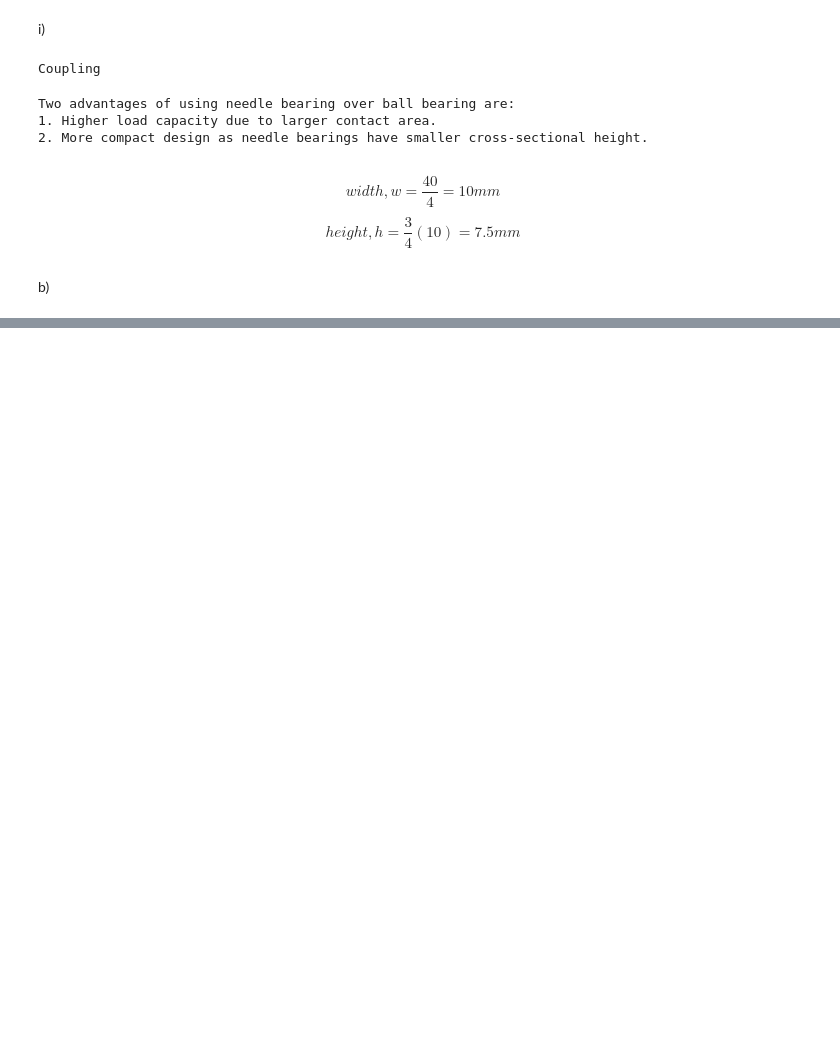
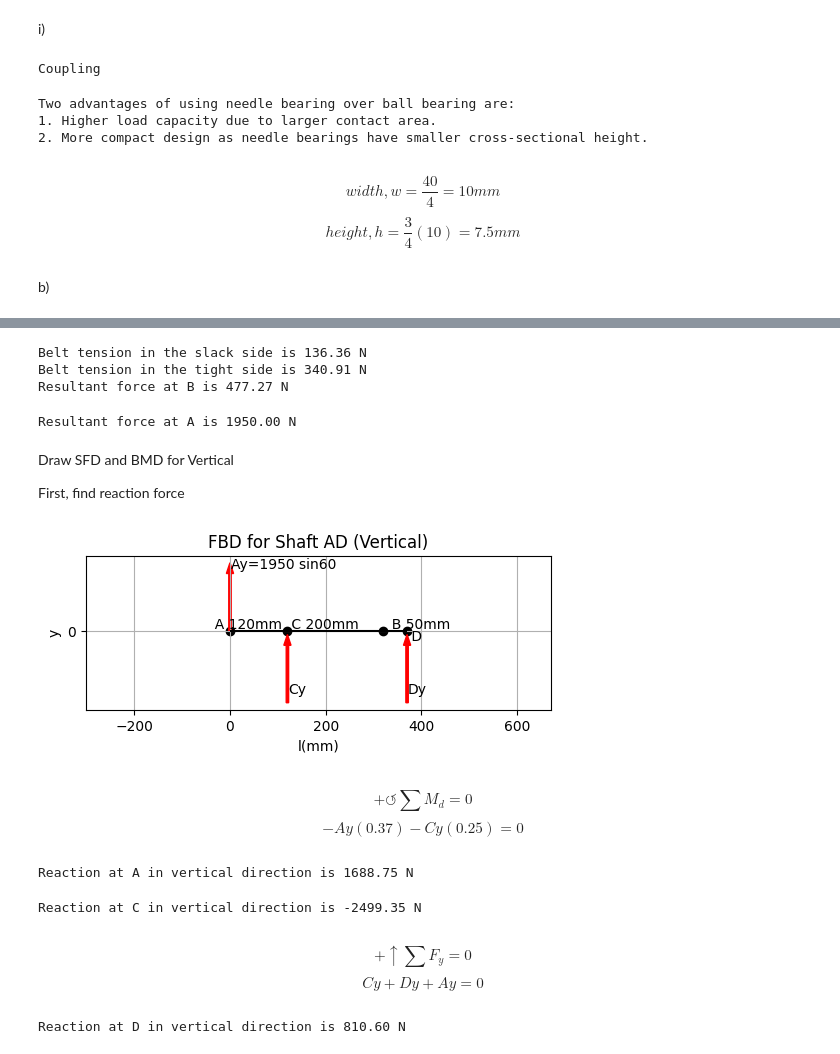
Before and after one commit to mechanical-design/design-examples, a Jupyter notebook: 20244/Q3.ipynb, the cells around one changed output, grey strips where cells are left out. Drawn from its saved outputs; the diff is of its cells as text; code cells hidden in the pictures; blank space fills up the shorter version.

```diff
--- a/20244/Q3.ipynb
+++ b/20244/Q3.ipynb
@@ -21,0 +41,80 @@ FOS=2
+# %%
+Tb_2=TorqueA/(1.5*rB)
+print(f'Belt tension in the slack side is {Tb_2:.2f} N')
+Tb_1=2.5*Tb_2
+print(f'Belt tension in the tight side is {Tb_1:.2f} N')
+Fb=Tb_1+Tb_2
+print(f'Resultant force at B is {Fb:.2f} N')
+# %% [output]
+Belt tension in the slack side is 136.36 N
+Belt tension in the tight side is 340.91 N
+Resultant force at B is 477.27 N
+# %%
+Fa=Ta1+Ta2
+print(f'Resultant force at A is {Fa:.2f} N')
+# %% [output]
+Resultant force at A is 1950.00 N
+# %% [markdown]
+Draw SFD and BMD for Vertical
+
+First, find reaction force
+# %%
+# Vertical Loading
+
+coorA = [0,0]
+coorB = [320,0]
+coorC = [120,0]
+coorD = [370,0]
+
+data = np.array([coorA,coorB,coorC,coorD])
+x, y = data.T
+
+fig, ax = plt.subplots()
+fig.set_size_inches(6,2)
+ax.grid()
+ax.set_yticks([0])
+ax.scatter(x,y, color='k')
+
+ax.arrow(coorA[0],coorA[1], 0,120,width=5,color='r')
+ax.arrow(coorC[0],coorC[1]-150, 0,120,width=5,color='r')
+ax.arrow(coorD[0],coorD[1]-150, 0,120,width=5,color='r')
+ax.hlines(0,0,370, colors='k')
+
+ax.set(xlabel='l(mm)', ylabel='y',
+       title='FBD for Shaft AD (Vertical)')
+
+ax.text(coorA[0]+2,coorA[1]+130,f'Ay={Fa} sin60')
+# ax.text(coorB[0]+2,coorB[1]-30,f'By')
+# ax.text(coorA[0]+2,coorA[1]+130,f'Ay')
+ax.text(coorC[0]+2,coorC[1]-130,f'Cy')
+ax.text(coorD[0]+2,coorD[1]-130,f'Dy')
+ax.text(coorA[0]-50,coorA[1]+5,f'  A 120mm')
+ax.text(coorB[0],coorB[1]+5,f'  B 50mm')
+ax.text(coorC[0],coorC[1]+5,f' C 200mm')
+ax.text(coorD[0],coorD[1]-20,f' D')
+
+plt.axis('equal')
+plt.show()
+# %% [output]
+[figure, added]
+# %% [markdown]
+$$+\circlearrowleft \sum M_d=0$$
+$$-Ay(0.37)-Cy(0.25)=0$$
+# %%
+Ay=Fa*sin(radians(60))
+print(f'Reaction at A in vertical direction is {Ay:.2f} N')
+# %% [output]
+Reaction at A in vertical direction is 1688.75 N
+# %%
+Cy=-Ay*0.37/0.25
+print(f'Reaction at C in vertical direction is {Cy:.2f} N')
+# %% [output]
+Reaction at C in vertical direction is -2499.35 N
+# %% [markdown]
+$$+\uparrow \sum F_y=0$$
+$$Cy+Dy+Ay=0$$
+# %%
+Dy=-Ay-Cy
+print(f'Reaction at D in vertical direction is {Dy:.2f} N')
+# %% [output]
+Reaction at D in vertical direction is 810.60 N
```
Also changed, not shown: parts of 6 cells of this notebook.
